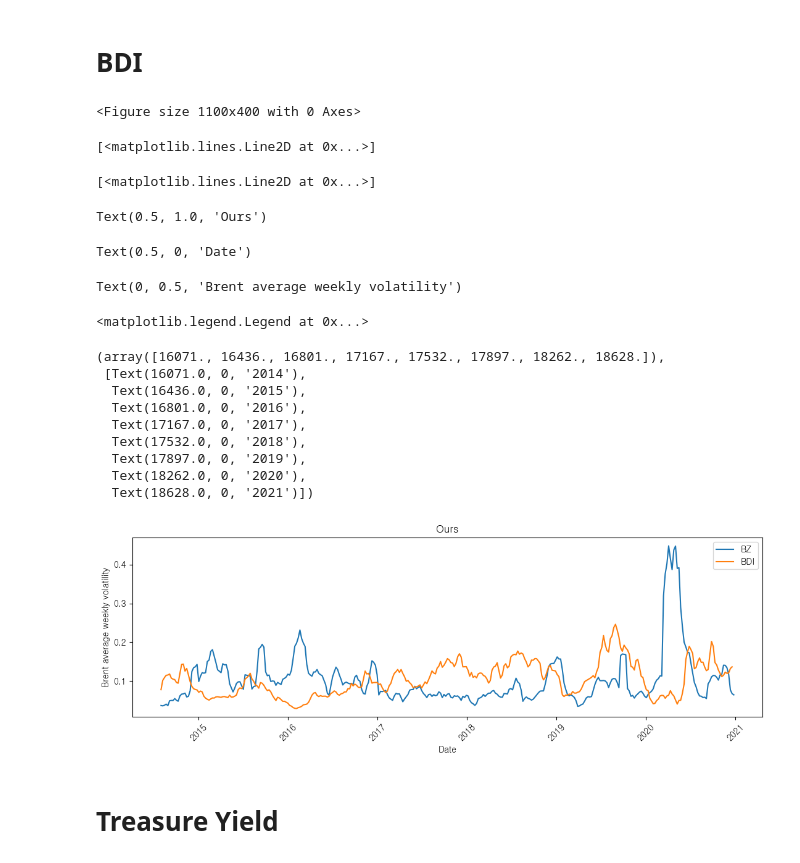
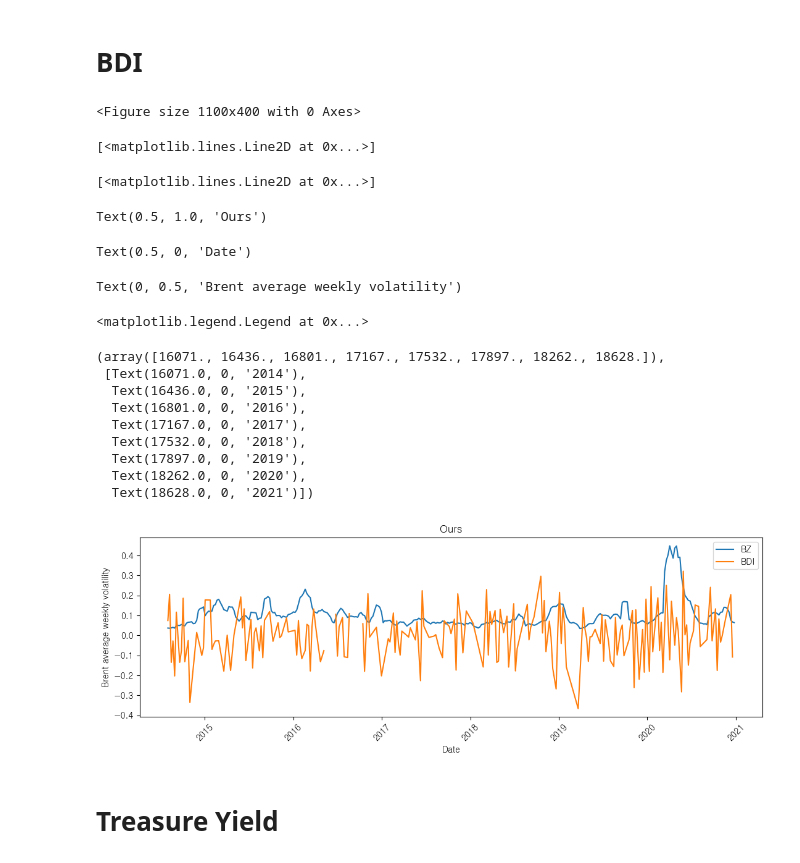
Before and after one commit to kimjuhwan1234/Volatility_Forecasting, a Jupyter notebook: preprocessing.ipynb, the cells around one changed output. Drawn from its saved outputs; the diff is of its cells as text; code cells hidden in the pictures.

```diff
--- a/preprocessing.ipynb
+++ b/preprocessing.ipynb
@@ -366,34 +371,35 @@ BDI = BDI.sort_index()
 BDI.name = 'BDI'
 BDI = BDI.drop('1986-01-05')
 # %%
+BDI = BDI.pct_change().apply(lambda x: np.log(x + 1)).dropna()
 plt.figure(figsize=(11, 4))
 plt.plot(BZ_vol.loc['2014-08-01':'2020-12-31'], label='BZ')
-plt.plot(BDI.loc['2014-08-01':'2020-12-31'] / 10000, label='BDI')
+plt.plot(BDI.loc['2014-08-01':'2020-12-31'] /10, label='BDI')
 plt.title('Ours')
 plt.xlabel('Date')
 plt.ylabel('Brent average weekly volatility')
 plt.legend()
 plt.xticks(rotation=45)
 plt.tight_layout()
 plt.show()
 # %% [output]
 <Figure size 1100x400 with 0 Axes>
 [<matplotlib.lines.Line2D at 0x...>]
 [<matplotlib.lines.Line2D at 0x...>]
 Text(0.5, 1.0, 'Ours')
 Text(0.5, 0, 'Date')
 Text(0, 0.5, 'Brent average weekly volatility')
 <matplotlib.legend.Legend at 0x...>
 (array([16071., 16436., 16801., 17167., 17532., 17897., 18262., 18628.]),
  [Text(16071.0, 0, '2014'),
   Text(16436.0, 0, '2015'),
   Text(16801.0, 0, '2016'),
   Text(17167.0, 0, '2017'),
   Text(17532.0, 0, '2018'),
   Text(17897.0, 0, '2019'),
   Text(18262.0, 0, '2020'),
   Text(18628.0, 0, '2021')])
-[figure, old version]
+[figure, new version]
 # %% [markdown]
 # Treasure Yield
 # %%
```
Also changed, not shown: parts of 22 cells of this notebook, 42 other files.
